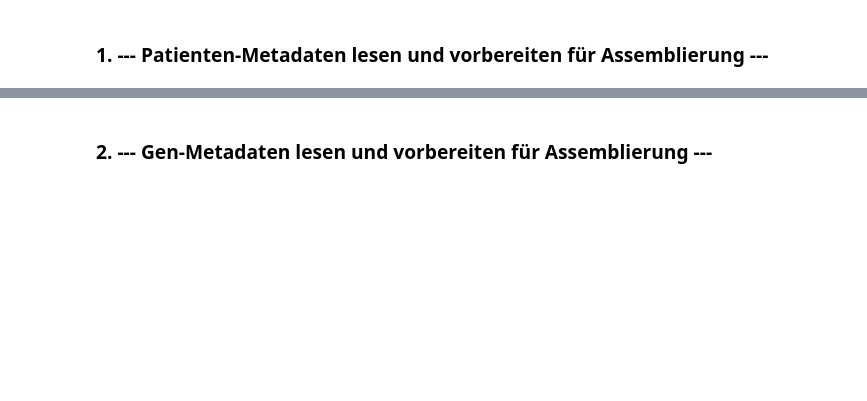
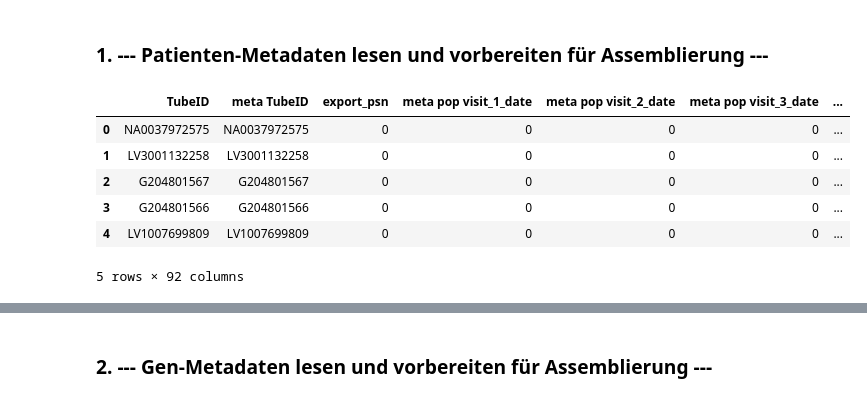
Before and after one commit to dlnija/ScRNA-analysis, a Jupyter notebook: 0_Preassembling.ipynb, the cells around one changed output, grey strips where cells are left out. Saved outputs shown, nothing was run; the diff lists cells and outputs as text; code cells hidden in the pictures; blank space fills up the shorter version.

```diff
--- a/0_Preassembling.ipynb
+++ b/0_Preassembling.ipynb
@@ -28,7 +62,19 @@ path_mtx ='/mnt/workspace_stud/stud11/ScRNA-analysis/'
 ### 1. --- Patienten-Metadaten lesen und vorbereiten für Assemblierung ---
 # %%
 pat_df = pd.read_csv(file_path_pat, decimal=",", sep="\t")
+pat_df = pat_df.rename(columns={"meta pop export_psn":"export_psn"})
+
+# 'Neue' Metadaten zu 'alten' Metadaten hinzufügen
+pat_df = pd.merge(pat_df, meta_df, how='left', on=["export_psn"])
 pat_df = pat_df.fillna(0)
 pat_df.head()
+# %% [output]
+|  | TubeID | meta TubeID | export_psn | meta pop visit_1_date | meta pop visit_2_date | meta pop visit_3_date | ... |
+| 0 | NA0037972575 | NA0037972575 | 0 | 0 | 0 | 0 | ... |
+| 1 | LV3001132258 | LV3001132258 | 0 | 0 | 0 | 0 | ... |
+| 2 | G204801567 | G204801567 | 0 | 0 | 0 | 0 | ... |
+| 3 | G204801566 | G204801566 | 0 | 0 | 0 | 0 | ... |
+| 4 | LV1007699809 | LV1007699809 | 0 | 0 | 0 | 0 | ... |
+5 rows × 92 columns
 # %%
 pat_df["rna project.run id"] # ID überprüfen
```
Also changed, not shown: parts of 26 cells of this notebook, 1 other file.
